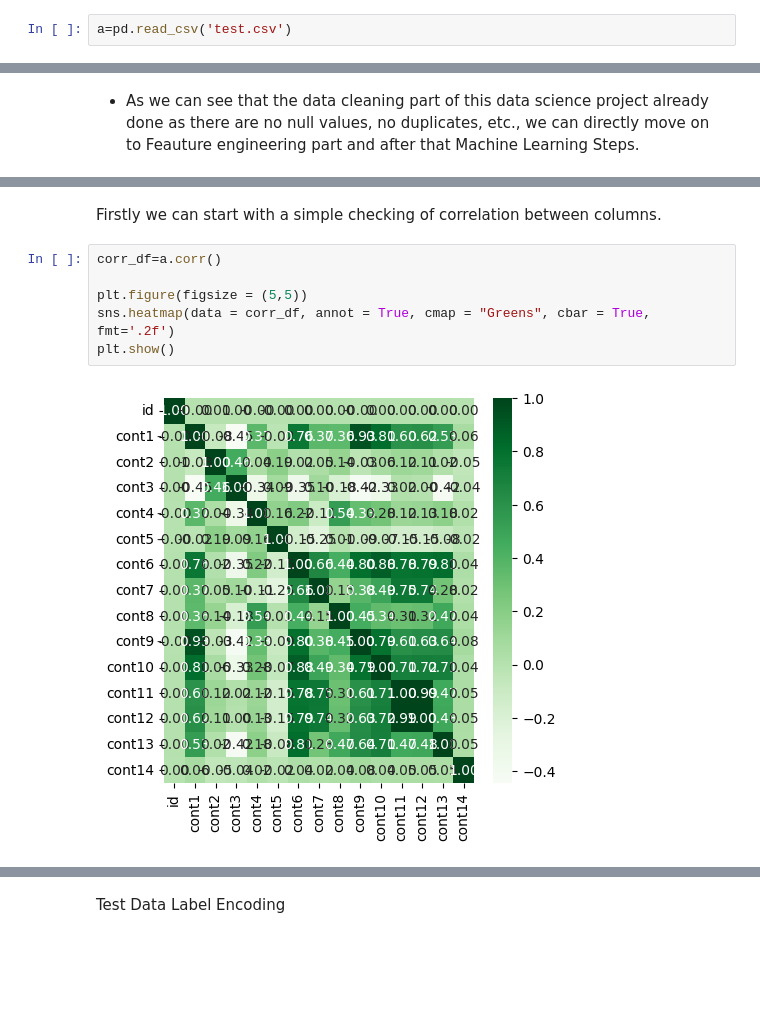
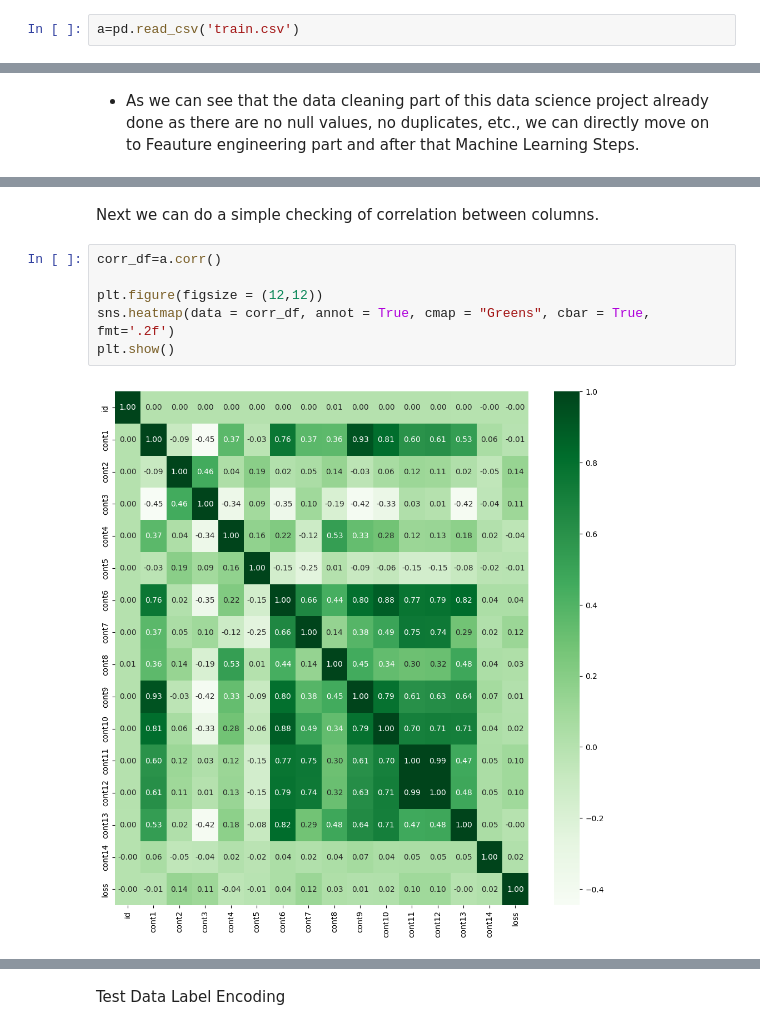
Before and after one commit to ukishore33/Analysing-cost-of-insurance-claims-post-an-unforeseen-event, a Jupyter notebook: Insurance_Claims_Unforeseen_Events.ipynb, the cells around one changed output, grey strips where cells are left out. Cells and saved outputs as stored; diff of their text form; blank space fills up the shorter version.

```diff
--- a/Insurance_Claims_Unforeseen_Events.ipynb
+++ b/Insurance_Claims_Unforeseen_Events.ipynb
@@ -19,4 +42,4 @@ from sklearn.linear_model import LinearRegression
 from sklearn.preprocessing import PolynomialFeatures
 from sklearn.metrics import mean_squared_error, r2_score
 # %%
-a=pd.read_csv('test.csv')
+a=pd.read_csv('train.csv')
@@ -129,13 +236,13 @@ for c in b.columns:
 # %% [markdown]
-Firstly we can start with a simple checking of correlation between columns.
+Next we can do a simple checking of correlation between columns.
 # %%
 corr_df=a.corr()
 
-plt.figure(figsize = (5,5))
+plt.figure(figsize = (12,12))
 sns.heatmap(data = corr_df, annot = True, cmap = "Greens", cbar = True, fmt='.2f')
 plt.show()
 # %% [output]
-[figure, old version]
+[figure, new version]
 # %%
 corr_df=b.corr()
 
```
Also changed, not shown: parts of 41 cells of this notebook.
